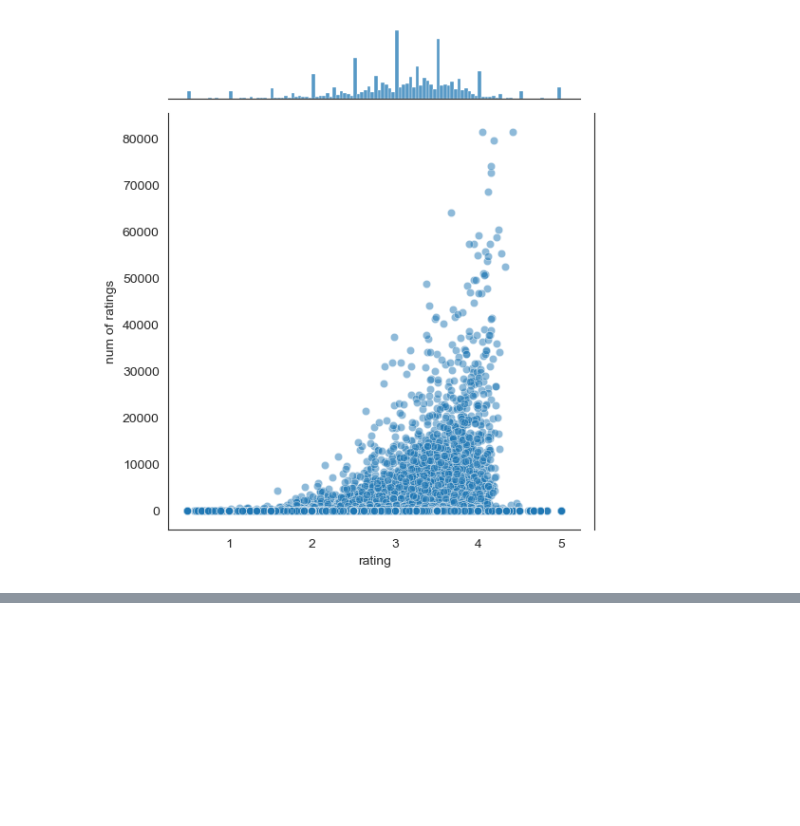
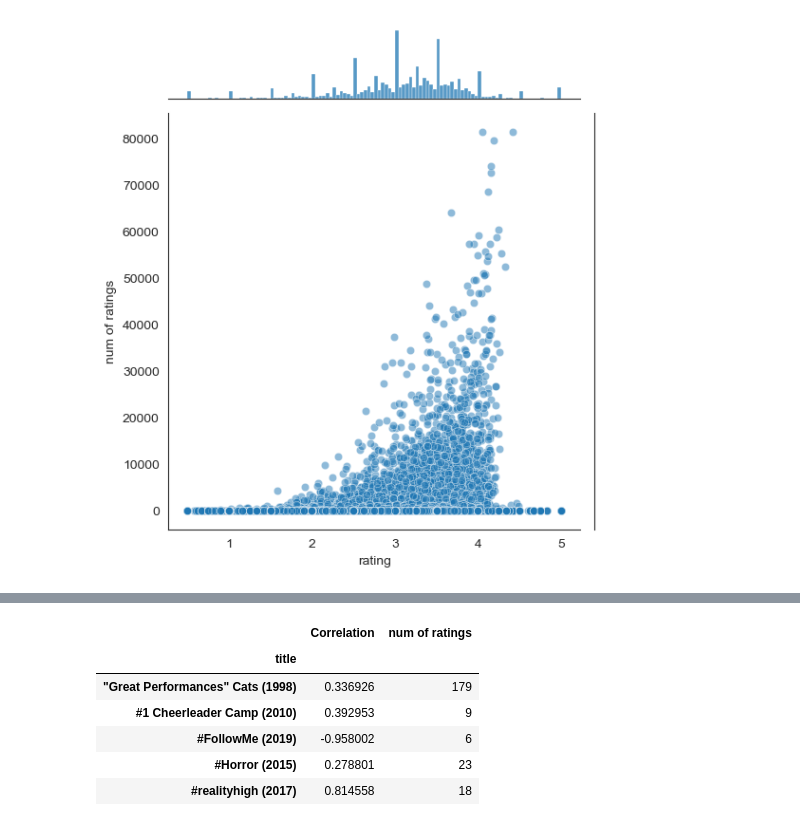
Before and after one commit to arunnats/Flix, a Jupyter notebook: recommender/analysis.ipynb, the cells around one changed output, grey strips where cells are left out. Saved outputs shown, nothing was run; the diff lists cells and outputs as text; code cells hidden in the pictures; blank space fills up the shorter version.

```diff
--- a/recommender/analysis.ipynb
+++ b/recommender/analysis.ipynb
@@ -114,0 +154,3 @@ KeyError: 'user_id'
+# %%
+# Create pivot table from the filtered dataset
+moviemat_filtered = df_filtered_users.pivot_table(index='userId', columns='title', values='rating')
@@ -114,0 +202,3 @@ KeyError: 'user_id'
+# %%
+starwars_user_ratings = moviemat_filtered['Forrest Gump (1994)']
+liarliar_user_ratings = moviemat_filtered['Star Wars: Episode IV - A New Hope (1977)']
@@ -114,0 +225,7 @@ KeyError: 'user_id'
+# %%
+similar_to_starwars = moviemat_filtered.corrwith(starwars_user_ratings)
+similar_to_liarliar = moviemat_filtered.corrwith(liarliar_user_ratings)
+# %%
+corr_starwars = pd.DataFrame(similar_to_starwars,columns=['Correlation'])
+corr_starwars.dropna(inplace=True)
+corr_starwars.head()
@@ -114,0 +240,11 @@ KeyError: 'user_id'
+# %%
+corr_starwars = corr_starwars.join(ratings['num of ratings'])
+corr_starwars.head()
+# %% [output]
+|  | Correlation | num of ratings |
+| title |  |  |
+| "Great Performances" Cats (1998) | 0.336926 | 179 |
+| #1 Cheerleader Camp (2010) | 0.392953 | 9 |
+| #FollowMe (2019) | -0.958002 | 6 |
+| #Horror (2015) | 0.278801 | 23 |
+| #realityhigh (2017) | 0.814558 | 18 |
```
Also changed, not shown: parts of 15 cells of this notebook, 1 other file.
